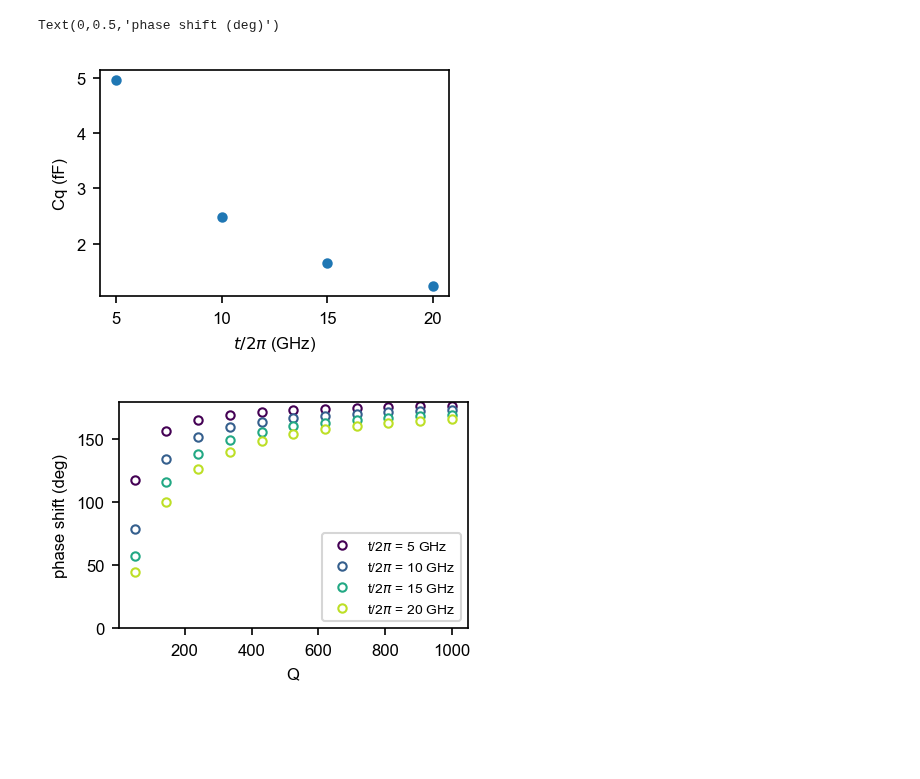
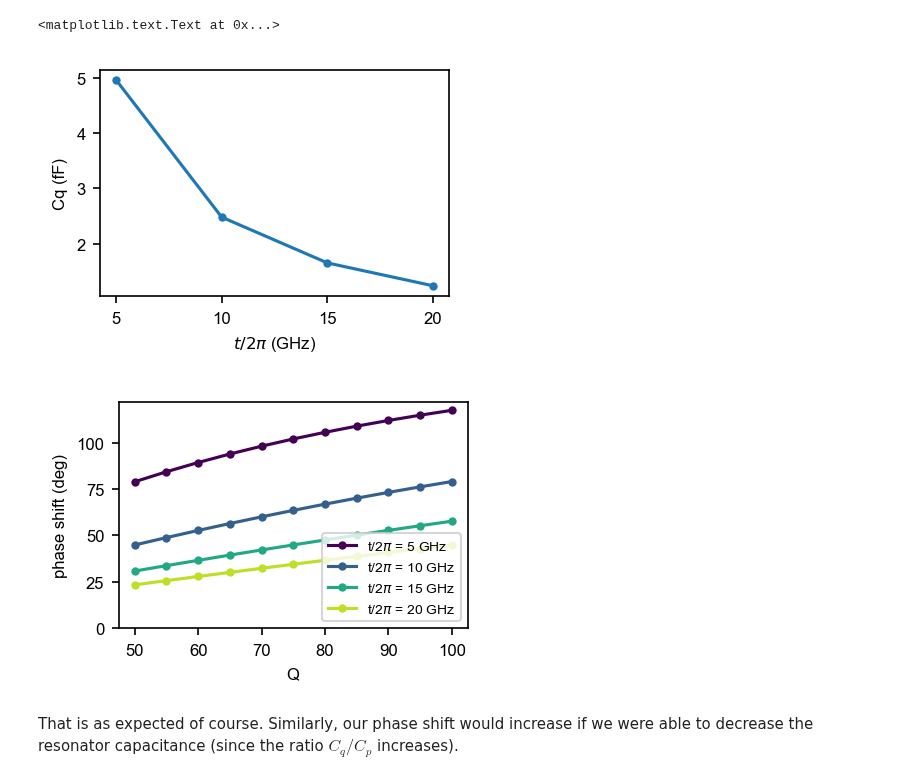
Before and after one commit to wpfff/calculations, a Jupyter notebook: quantum_capacitance/Quantum Capacitance.ipynb, the cells around one changed output. Cells and saved outputs as stored; diff of their text form; code cells hidden in the pictures; blank space fills up the shorter version.

```diff
--- a/quantum_capacitance/Quantum Capacitance.ipynb
+++ b/quantum_capacitance/Quantum Capacitance.ipynb
@@ -139,4 +196,8 @@ twopi = np.pi * 2
 # %%
+### Definitions
+
+twopi = np.pi * 2
+
 def volt2omega(V):
     return constants.e * V / (constants.hbar)
 
@@ -209,7 +270,7 @@ def reflection_hiQ(omega, omega_r, Q):
         * omega_r : resonance frequency of the oscillator
         * Q : Q-factor of the oscillator
     """
-    Gamma=(omega-omega_r+1j*omega_r/(4*Q))/(omega-omega_r-1j*omega_r/(4*Q))
+    Gamma=(omega-omega_r+1j*omega_r/(2*Q))/(omega-omega_r-1j*omega_r/(2*Q))
     return Gamma
 
 
@@ -257,50 +318,43 @@ def max_V(t, omega, p_max=0.01):
 def SNR(phaseshift, signal_power, T_m, T_N):
     return np.sin(phaseshift/2.) * (signal_power * T_m / constants.k / T_N)**.5
 # %%
-Cp = 0.3e-12
+Cp = 300e-15 # 0.3e-12
 alpha = 0.8
 
 t = twopi * np.array([5e9, 10e9, 15e9, 20e9])
 w = twopi * np.arange(0.2, 6.1, 0.2) * 1e9
-Q = np.linspace(50, 1000, 11)
+Q = np.linspace(50, 100, 11)
 
 ww, QQ, tt = np.meshgrid(w, Q, t, indexing='ij')
 
 L_vals = 1/(ww**2*Cp)
 Cq_vals = Cq(alpha, tt)
 phi_vals = phase_offset_hiQ(L_vals, Cp, Cq_vals, QQ)
 
 
 fig, ax = plt.subplots(1, 1, figsize=(3, 2))
-ax.plot(t/twopi * 1e-9, Cq_vals[0,0,:] * 1e15, 'o', ms=4)
+ax.plot(t/twopi * 1e-9, Cq_vals[0,0,:] * 1e15, 'o-', ms=3)
 ax.set_xlabel('$t/2\pi$ (GHz)')
 ax.set_ylabel('Cq (fF)')
 
 
-colors = mpltools.get_color_cycle(n=t.size, colormap=cm.viridis, start=0, stop=0.9)
+colors = get_color_cycle(n=t.size, colormap=cm.viridis, start=0, stop=0.9)
 fig, ax = plt.subplots(1, 1, figsize=(3, 2))
 for i, tval in enumerate(t):
-    ax.plot(Q, phi_vals[0, :, i] * 180 / np.pi, 'o', mec=colors[i], ms=4, mfc='w', label=f't/2$\pi$ = {tval/twopi*1e-9:.0f} GHz')
+    ax.plot(Q, phi_vals[0, :, i] * 180 / np.pi, 'o-',
+            mec='None', ms=4, color=colors[i],
+            label=f't/2$\pi$ = {tval/twopi*1e-9:.0f} GHz')
 
-ax.set_ylim(0, 180)
+ax.set_ylim(0, None)
 ax.legend(loc='lower right', fontsize='small')
 ax.set_xlabel('Q')
 ax.set_ylabel('phase shift (deg)')
-
-# symbols = ['o', 's', 'v', '^', '<']
-# j = 0
-# fig, ax = plt.subplots(1, 1, figsize=(3, 2))
-# for i, wval in enumerate(w):
-#     if not i%(w.size//4):
-#         print(j, symbols[j])
-#         ax.plot(Q, phi_vals[i, :, 0] * 180 / np.pi, symbols[j], mec=colors[0], ms=3, mfc='w',
-#                 label=f"$\omega$/2$\pi$ = {wval/twopi*1e-9:.1f} GHz")
-
-#         j+=1
 # %% [output]
-Text(0,0.5,'phase shift (deg)')
+<matplotlib.text.Text at 0x...>
-[figure, old version]
+[figure, new version]
-[figure, old version]
+[figure, new version]
+# %% [markdown]
+That is as expected of course. Similarly, our phase shift would increase if we were able to decrease the resonator capacitance (since the ratio $C_q/C_p$ increases).
 # %%
 t = twopi * 20e9
 Q = 50
```
Also changed, not shown: parts of 16 cells of this notebook, 2 other files.
